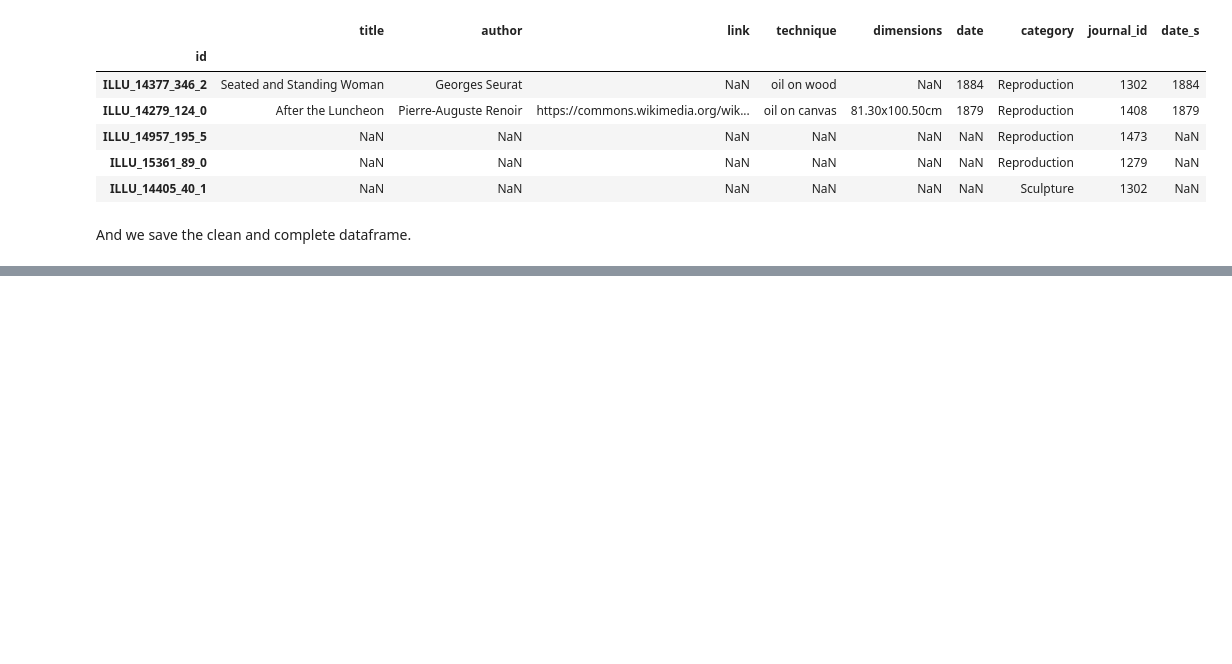
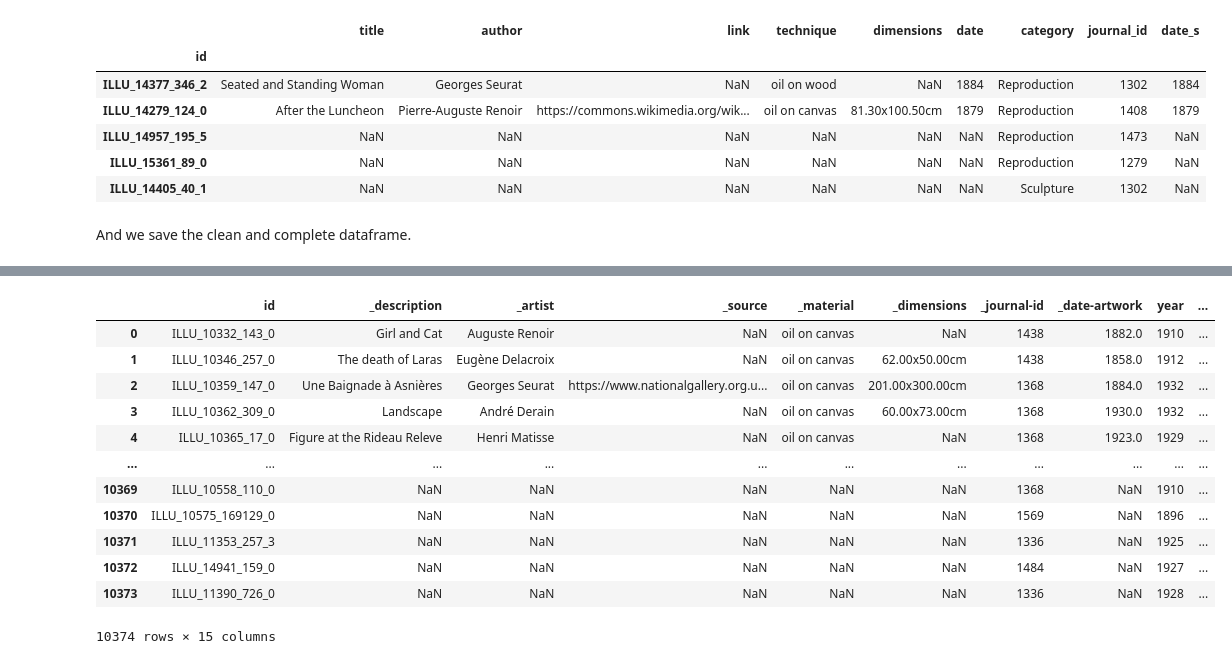
Before and after one commit to dfk-paris/DFKV-illustrations, a Jupyter notebook: 5_illustration_enrichment/h_preparation.ipynb, the cells around one changed output, grey strips where cells are left out. Drawn from its saved outputs; the diff is of its cells as text; code cells hidden in the pictures; blank space fills up the shorter version.

```diff
--- a/5_illustration_enrichment/h_preparation.ipynb
+++ b/5_illustration_enrichment/h_preparation.ipynb
@@ -228,0 +340,16 @@ df
+# %%
+pd.read_csv("data/complete_dfkv_vikus.csv")
+# %% [output]
+|  | id | _description | _artist | _source | _material | _dimensions | _journal-id | _date-artwork | year | ... |
+| 0 | ILLU_10332_143_0 | Girl and Cat | Auguste Renoir | NaN | oil on canvas | NaN | 1438 | 1882.0 | 1910 | ... |
+| 1 | ILLU_10346_257_0 | The death of Laras | Eugène Delacroix | NaN | oil on canvas | 62.00x50.00cm | 1438 | 1858.0 | 1912 | ... |
+| 2 | ILLU_10359_147_0 | Une Baignade à Asnières | Georges Seurat | https://www.nationalgallery.org.u... | oil on canvas | 201.00x300.00cm | 1368 | 1884.0 | 1932 | ... |
+| 3 | ILLU_10362_309_0 | Landscape | André Derain | NaN | oil on canvas | 60.00x73.00cm | 1368 | 1930.0 | 1932 | ... |
+| 4 | ILLU_10365_17_0 | Figure at the Rideau Releve | Henri Matisse | NaN | oil on canvas | NaN | 1368 | 1923.0 | 1929 | ... |
+| ... | ... | ... | ... | ... | ... | ... | ... | ... | ... | ... |
+| 10369 | ILLU_10558_110_0 | NaN | NaN | NaN | NaN | NaN | 1368 | NaN | 1910 | ... |
+| 10370 | ILLU_10575_169129_0 | NaN | NaN | NaN | NaN | NaN | 1569 | NaN | 1896 | ... |
+| 10371 | ILLU_11353_257_3 | NaN | NaN | NaN | NaN | NaN | 1336 | NaN | 1925 | ... |
+| 10372 | ILLU_14941_159_0 | NaN | NaN | NaN | NaN | NaN | 1484 | NaN | 1927 | ... |
+| 10373 | ILLU_11390_726_0 | NaN | NaN | NaN | NaN | NaN | 1336 | NaN | 1928 | ... |
+10374 rows × 15 columns
```
Also changed, not shown: parts of 39 cells of this notebook.
